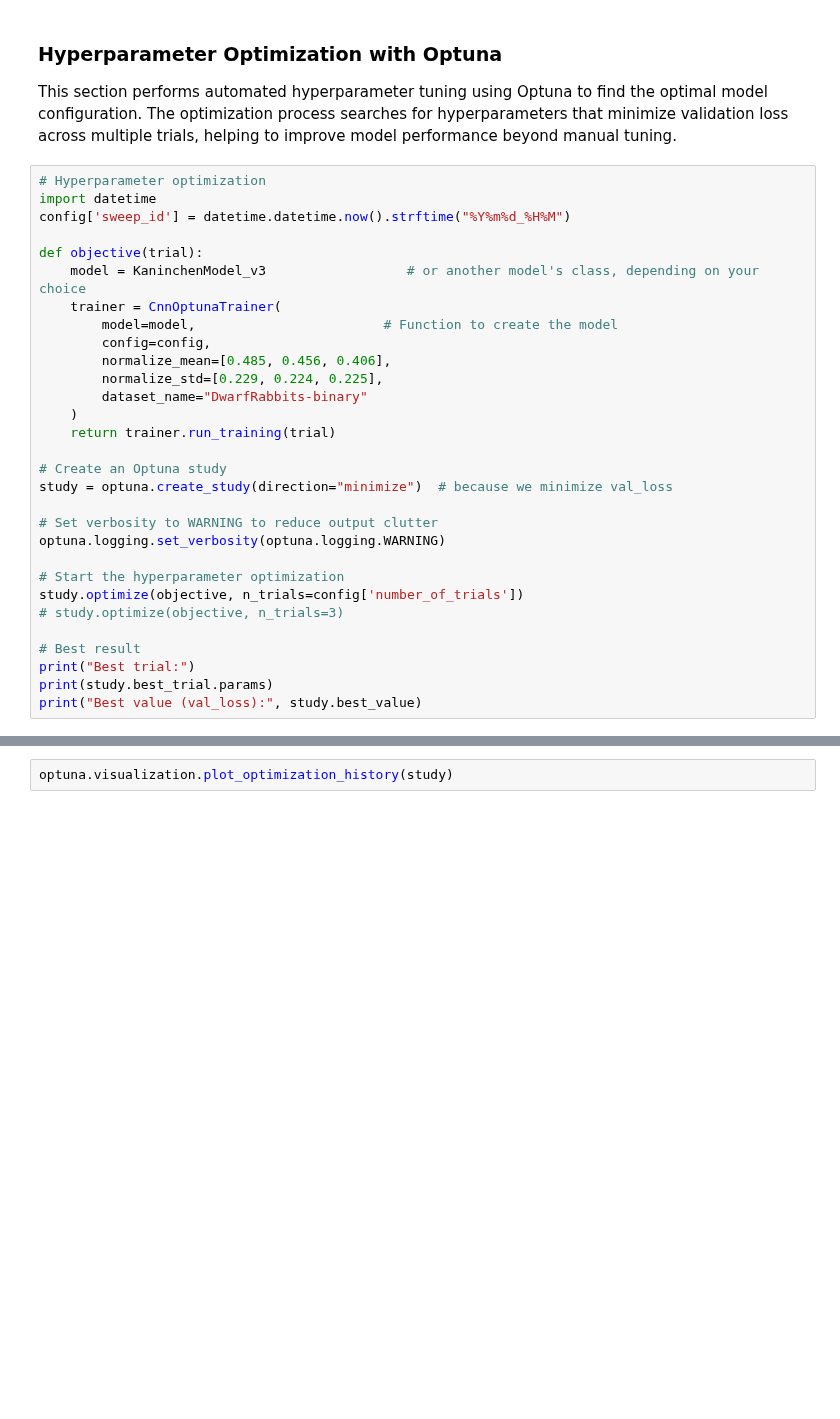
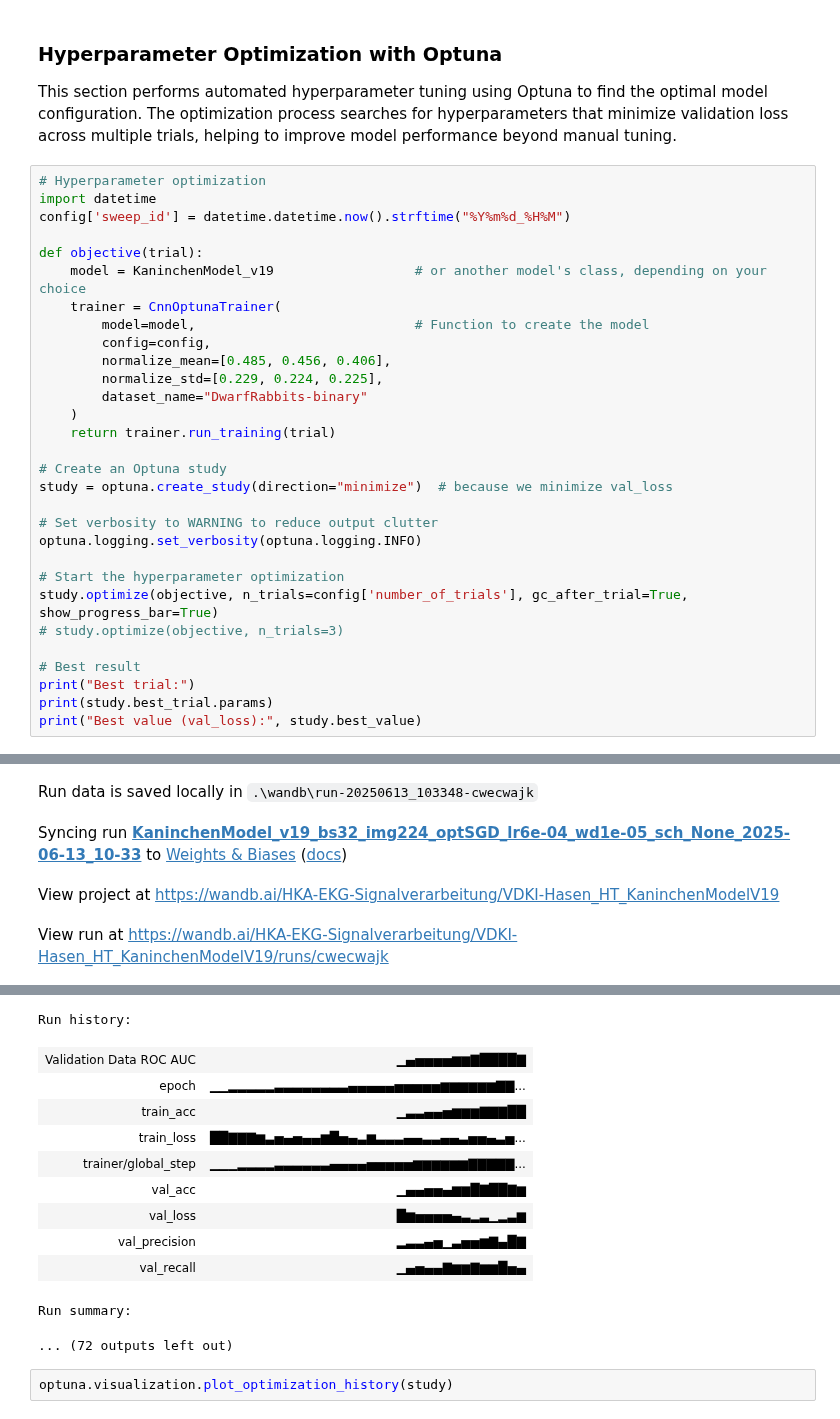
Before and after one commit to lukpausr/HKA_VDKI, a Jupyter notebook: main_cnn.ipynb, the cells around one changed output, grey strips where cells are left out. Cells and saved outputs as stored; diff of their text form; blank space fills up the shorter version.

```diff
--- a/main_cnn.ipynb
+++ b/main_cnn.ipynb
@@ -387,9 +387,9 @@ import datetime
 config['sweep_id'] = datetime.datetime.now().strftime("%Y%m%d_%H%M")
 
 def objective(trial):
-    model = KaninchenModel_v3                  # or another model's class, depending on your choice
+    model = KaninchenModel_v19                  # or another model's class, depending on your choice
     trainer = CnnOptunaTrainer(
-        model=model,                        # Function to create the model
+        model=model,                            # Function to create the model
         config=config,
         normalize_mean=[0.485, 0.456, 0.406],
         normalize_std=[0.229, 0.224, 0.225],
@@ -401,13 +401,14 @@ def objective(trial):
 study = optuna.create_study(direction="minimize")  # because we minimize val_loss
 
 # Set verbosity to WARNING to reduce output clutter
-optuna.logging.set_verbosity(optuna.logging.WARNING)
+optuna.logging.set_verbosity(optuna.logging.INFO)
 
 # Start the hyperparameter optimization
-study.optimize(objective, n_trials=config['number_of_trials'])
+study.optimize(objective, n_trials=config['number_of_trials'], gc_after_trial=True, show_progress_bar=True)
 # study.optimize(objective, n_trials=3)
 
 # Best result
 print("Best trial:")
 print(study.best_trial.params)
 print("Best value (val_loss):", study.best_value)
+# %% [output]
@@ -413,0 +422,4 @@ print("Best value (val_loss):", study.best_value)
+Run data is saved locally in .\wandb\run-20250613_103348-cwecwajk
+Syncing run KaninchenModel_v19_bs32_img224_optSGD_lr6e-04_wd1e-05_sch_None_2025-06-13_10-33 to Weights & Biases (docs)
+View project at https://wandb.ai/HKA-EKG-Signalverarbeitung/VDKI-Hasen_HT_KaninchenModelV19
+View run at https://wandb.ai/HKA-EKG-Signalverarbeitung/VDKI-Hasen_HT_KaninchenModelV19/runs/cwecwajk
@@ -414,3 +444,15 @@ print("Best value (val_loss):", study.best_value)
+Run history:
+| Validation Data ROC AUC | ▁▄▅▅▅▅▆▆▇████▇ |
+| epoch | ▁▁▂▂▂▂▂▃▃▃▃▃▃▃▃▄▄▄▄▄▅▅▅▅▅▆▆▆▆▆▆▇▇... |
+| train_acc | ▁▃▃▄▄▅▆▆▆▇▇▇██ |
+| train_loss | ██▇▇▇▆▃▅▄▅▄▄▆█▅▄▃▆▃▃▃▄▄▃▃▄▄▃▅▅▄▃▅... |
+| trainer/global_step | ▁▁▁▂▂▂▂▃▃▃▃▃▃▄▄▄▄▅▅▅▅▅▆▆▆▆▆▆▇▇▇▇▇... |
+| val_acc | ▁▄▄▅▅▄▆▆█▇██▇▆ |
+| val_loss | █▆▅▅▅▅▄▃▂▃▁▂▃▆ |
+| val_precision | ▂▃▃▄▅▁▃▅▅▆▇▄█▇ |
+| val_recall | ▁▄▅▄▄▇▆▆▇▆▆█▅▄ |
+Run summary:
+... (72 outputs left out)
 # %%
 optuna.visualization.plot_optimization_history(study)
 # %%
```
Also changed, not shown: parts of 1 cell of this notebook, 5 other files.
